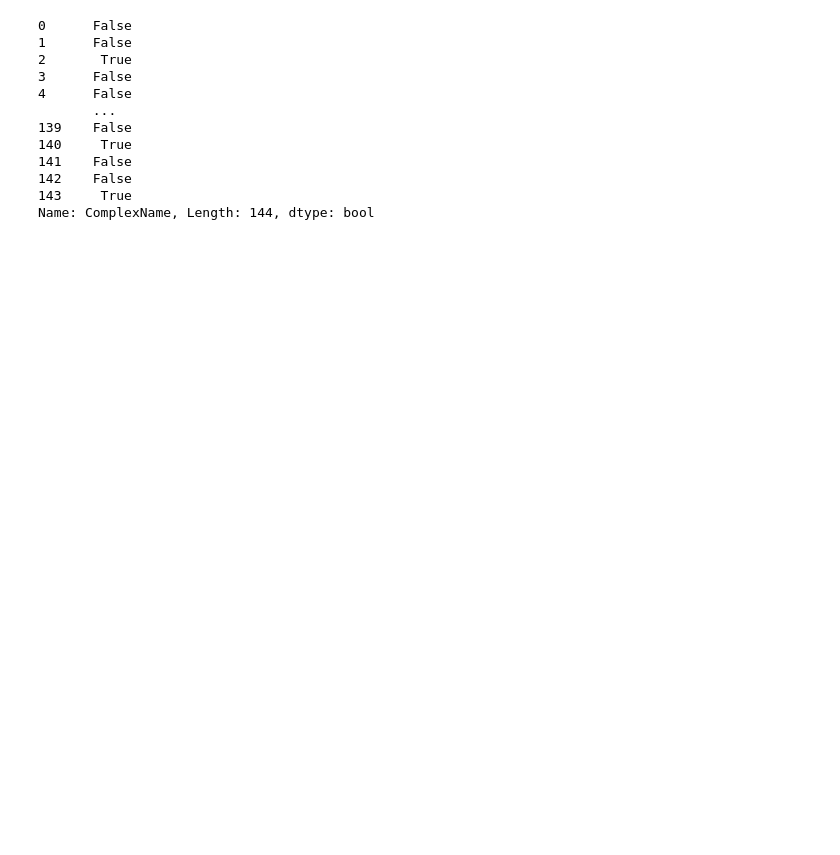
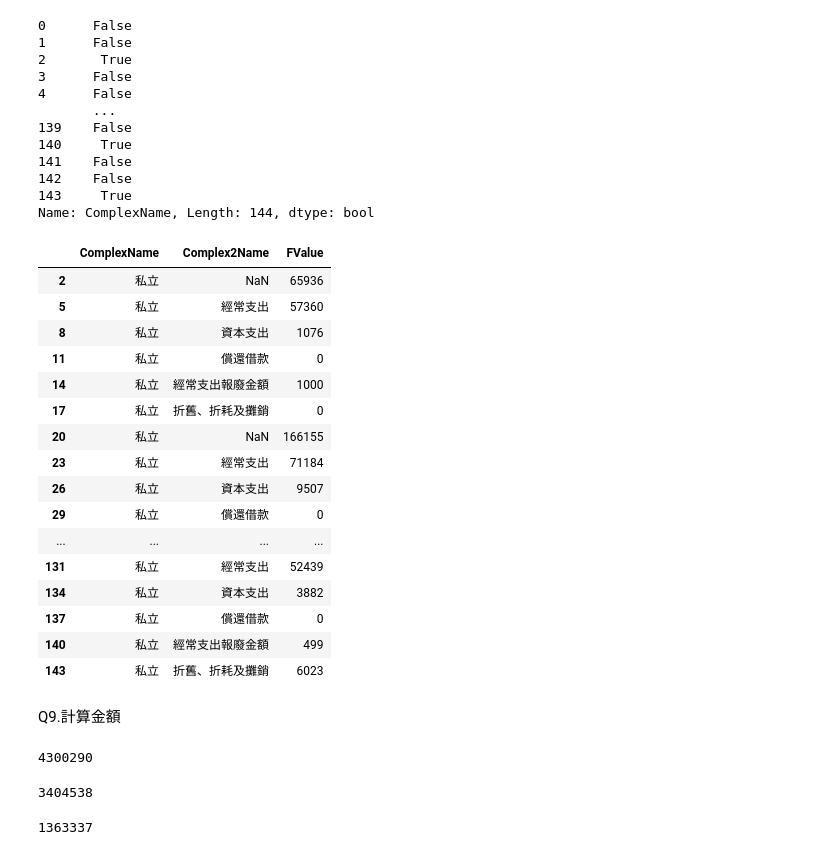
Before and after one commit to emeraldChung/LAT, a Jupyter notebook: HW1 week3.ipynb, the cells around one changed output. Drawn from its saved outputs; the diff is of its cells as text; code cells hidden in the pictures; blank space fills up the shorter version.

```diff
--- a/HW1 week3.ipynb
+++ b/HW1 week3.ipynb
@@ -185,5 +187,41 @@ Q7. 找出私立對應之支出種類金額
 143     True
 Name: ComplexName, Length: 144, dtype: bool
 # %%
-私立fliter = (對應支出金額["ComplexName"] == "市立")
-對應支出金額[市立fliter]
+私立fliter = (對應支出金額["ComplexName"] == "私立")
+M_私立 = 對應支出金額[私立fliter]
+M_私立
+# %% [output]
+|  | ComplexName | Complex2Name | FValue |
+| 2 | 私立 | NaN | 65936 |
+| 5 | 私立 | 經常支出 | 57360 |
+| 8 | 私立 | 資本支出 | 1076 |
+| 11 | 私立 | 償還借款 | 0 |
+| 14 | 私立 | 經常支出報廢金額 | 1000 |
+| 17 | 私立 | 折舊、折耗及攤銷 | 0 |
+| 20 | 私立 | NaN | 166155 |
+| 23 | 私立 | 經常支出 | 71184 |
+| 26 | 私立 | 資本支出 | 9507 |
+| 29 | 私立 | 償還借款 | 0 |
+| ... | ... | ... | ... |
+| 131 | 私立 | 經常支出 | 52439 |
+| 134 | 私立 | 資本支出 | 3882 |
+| 137 | 私立 | 償還借款 | 0 |
+| 140 | 私立 | 經常支出報廢金額 | 499 |
+| 143 | 私立 | 折舊、折耗及攤銷 | 6023 |
+# %% [markdown]
+Q9.計算金額
+# %%
+cM_國立 = M_國立['FValue'].sum()
+cM_國立
+# %% [output]
+4300290
+# %%
+cM_市立 = M_市立['FValue'].sum()
+cM_市立
+# %% [output]
+3404538
+# %%
+cM_私立 = M_私立['FValue'].sum()
+cM_私立
+# %% [output]
+1363337
```
Also changed, not shown: parts of 3 cells of this notebook.
